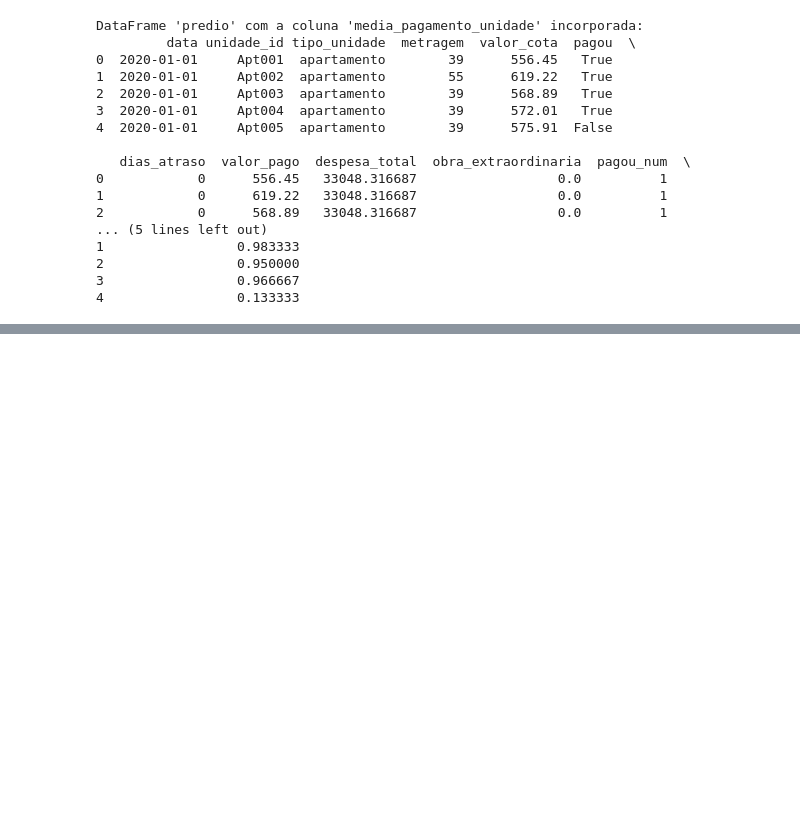
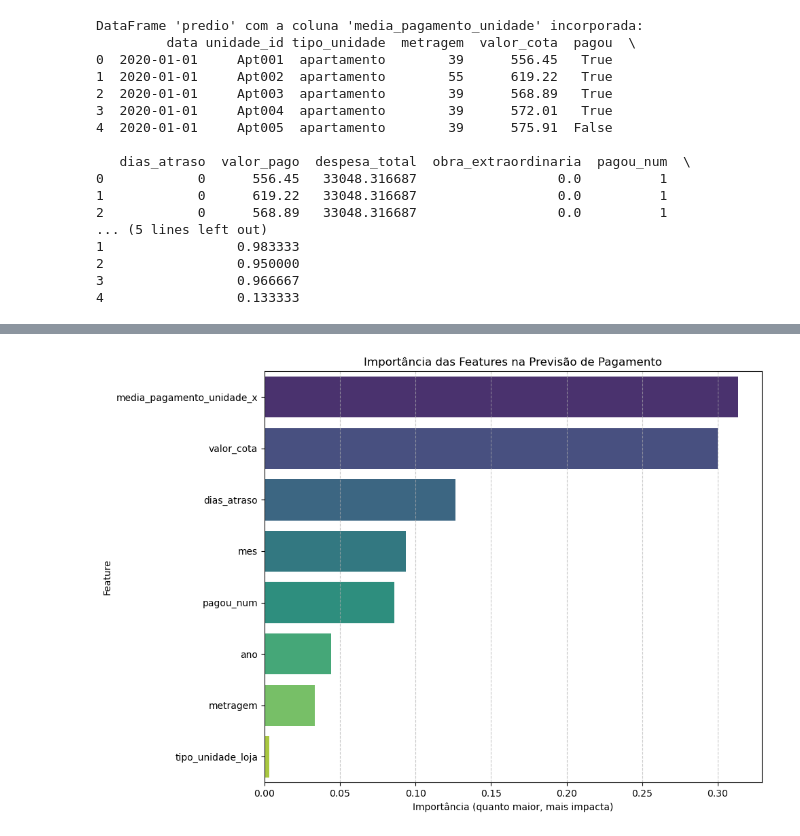
Before and after one commit to Juniortech94/projetoml, a Jupyter notebook: projeto-ml/exploration.ipynb, the cells around one changed output, grey strips where cells are left out. Cells and saved outputs as stored; diff of their text form; code cells hidden in the pictures; blank space fills up the shorter version.

Commit message:
teste com modelo de arvore de decisão

```diff
--- a/projeto-ml/exploration.ipynb
+++ b/projeto-ml/exploration.ipynb
@@ -306,0 +493,79 @@ import seaborn as sns
+# %%
+import pandas as pd
+import matplotlib.pyplot as plt
+import seaborn as sns
+from sklearn.model_selection import train_test_split
+from sklearn.ensemble import RandomForestClassifier
+from sklearn.metrics import classification_report, confusion_matrix, accuracy_score
+
+predio = pd.read_csv('condominio_atualizado.csv')
+
+# --- 2. Preparação de Dados (Revisão da Etapa 4) ---
+# Converter a coluna 'pagou' para numérica
+predio['pagou_num'] = predio['pagou'].astype(int)
+
+# Calcular e incorporar a média de pagamento por unidade
+media_pagamento_por_unidade = predio.groupby("unidade_id")["pagou_num"].mean()
+df_media_pagamento = media_pagamento_por_unidade.reset_index()
+df_media_pagamento.rename(columns={'pagou_num': 'media_pagamento_unidade'}, inplace=True)
+predio = pd.merge(predio, df_media_pagamento, on='unidade_id', how='left')
+
+# Criar colunas temporais
+predio['data'] = pd.to_datetime(predio['data']) # Garantir tipo datetime
+predio['ano'] = predio['data'].dt.year
+predio['mes'] = predio['data'].dt.month
+
+# Codificação da variável categórica 'tipo_unidade'
+predio = pd.get_dummies(predio, columns=['tipo_unidade'], drop_first=True)
+
+# Definição da Variável Target 'pagou_proximo_mes'
+predio = predio.sort_values(by=['unidade_id', 'data'])
+predio['pagou_proximo_mes'] = predio.groupby('unidade_id')['pagou_num'].shift(-1)
+predio.dropna(subset=['pagou_proximo_mes'], inplace=True) # Remover linhas sem próximo mês
+predio['pagou_proximo_mes'] = predio['pagou_proximo_mes'].astype(int) # Converter target para inteiro
+
+# --- 3. Seleção Final de Features (X) e Target (y) ---
+features = [
+    'metragem',
+    'valor_cota',
+    'dias_atraso',
+    'media_pagamento_unidade_x',
+    'ano',
+    'mes',
+    'pagou_num',
+    'tipo_unidade_loja'
+]
+X = predio[features]
+y = predio['pagou_proximo_mes']
+
+# --- 4. Divisão dos Dados em Conjuntos de Treino e Teste ---
+X_train, X_test, y_train, y_test = train_test_split(X, y, test_size=0.20, random_state=42, stratify=y)
+
+# --- 5. Treinamento do Modelo ---
+print("Treinando o modelo RandomForestClassifier para obter importâncias de features")
+modelo_inadimplencia = RandomForestClassifier(n_estimators=100, random_state=42, class_weight='balanced')
+modelo_inadimplencia.fit(X_train, y_train)
+print("Modelo treinado com sucesso!")
+
+# --- 6. Gerar o Gráfico de Importância das Features ---
+print("\nGerando gráfico de importância das features...")
+
+# Obter as importâncias das features do modelo
+importances = modelo_inadimplencia.feature_importances_
+
+# Criar uma Series com as importâncias e os nomes das features
+feature_importances = pd.Series(importances, index=X_train.columns)
+
+# Ordenar as features por importância (do maior para o menor)
+feature_importances_sorted = feature_importances.sort_values(ascending=False)
+
+# Criar o gráfico de barras horizontais
+plt.figure(figsize=(10, 7))
+sns.barplot(x=feature_importances_sorted.values, y=feature_importances_sorted.index, palette='viridis')
+plt.title('Importância das Features na Previsão de Pagamento')
+plt.xlabel('Importância (quanto maior, mais impacta)')
+plt.ylabel('Feature')
+plt.grid(axis='x', linestyle='--', alpha=0.7)
+plt.tight_layout()
+plt.show()
+# %% [output]
@@ -306,0 +579 @@ import seaborn as sns
+[figure, added]
```
Also changed, not shown: parts of 17 cells of this notebook, 1 other file.
